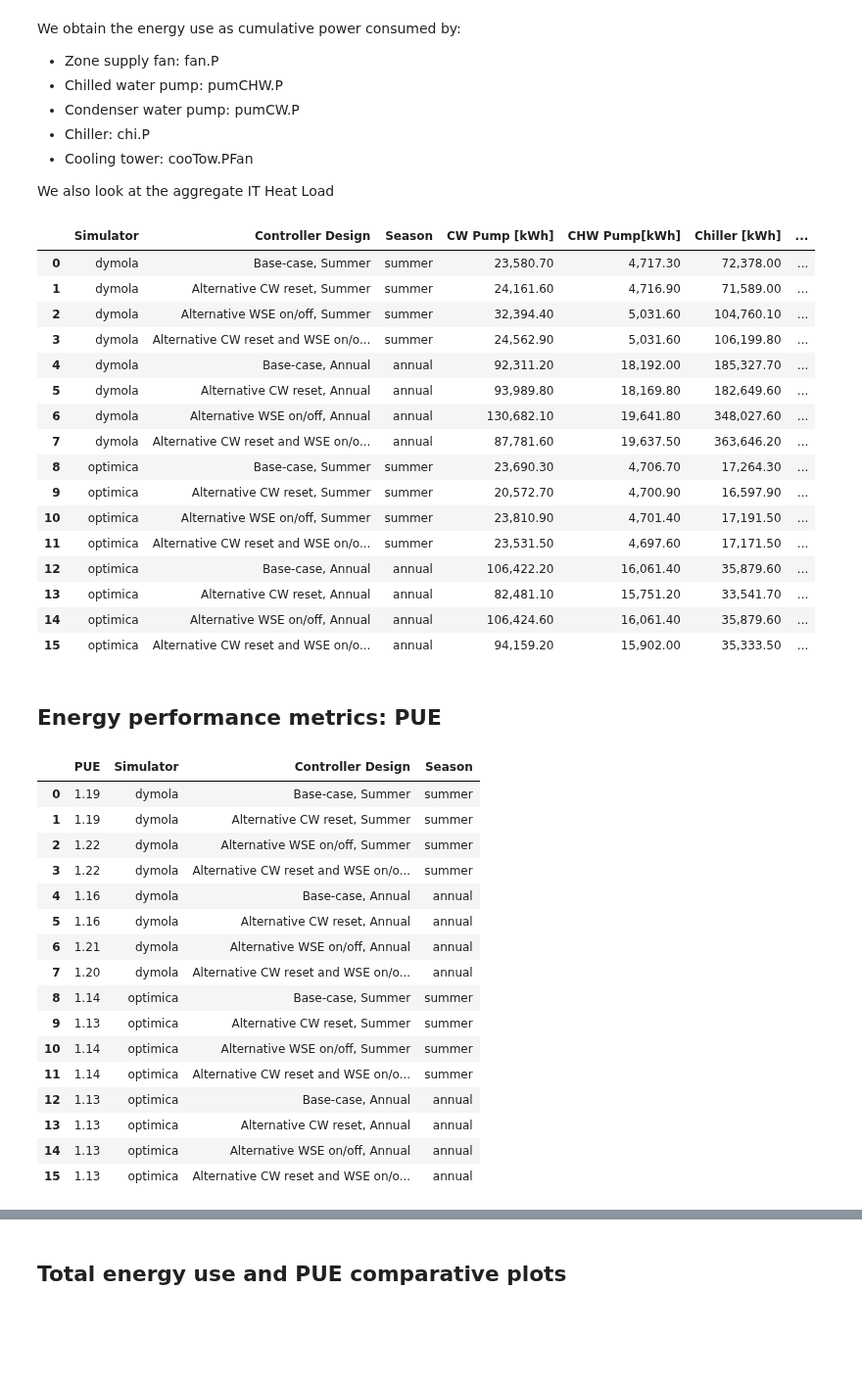
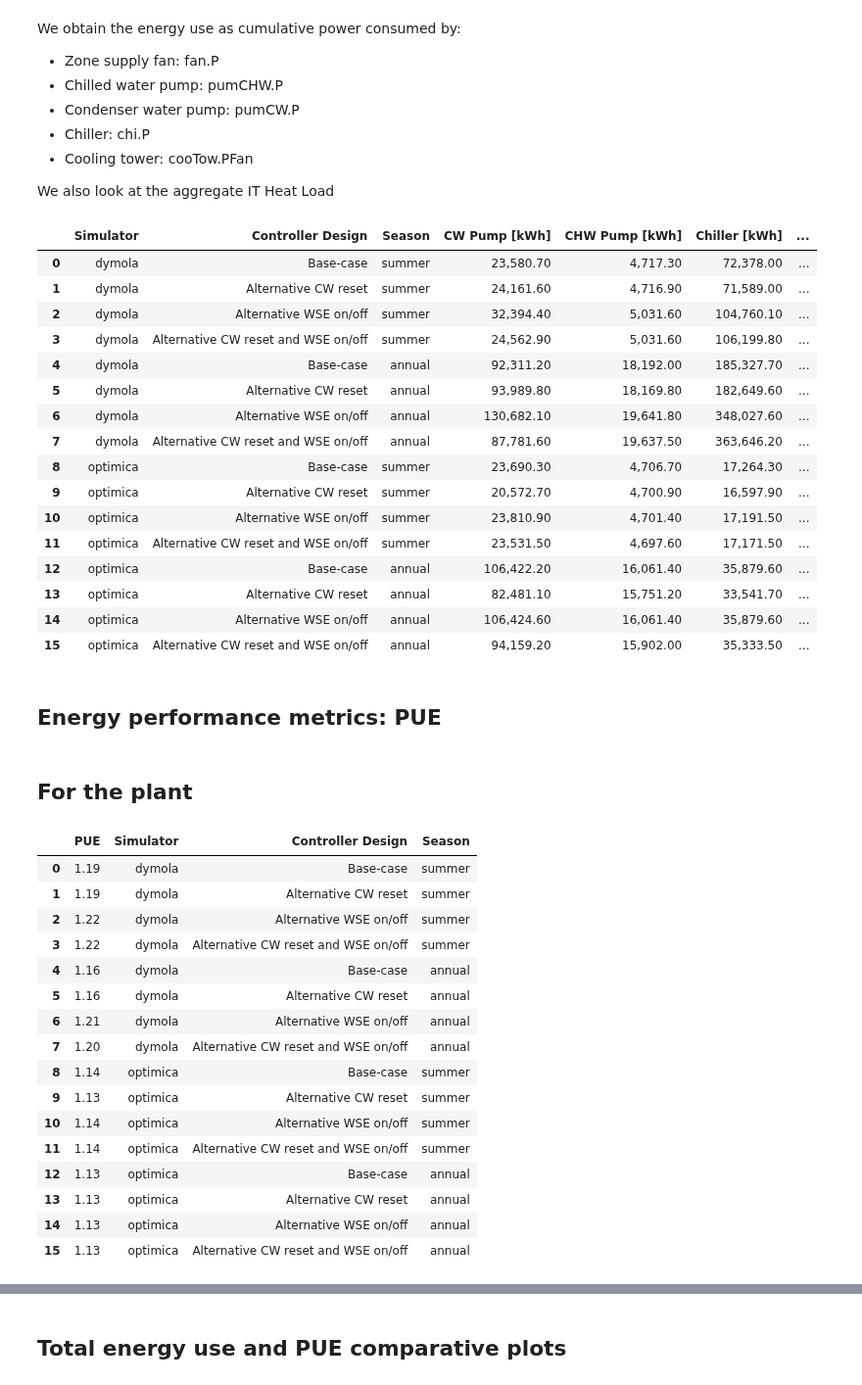
Before and after one commit to lbl-srg/obc, a Jupyter notebook: examples/case_study_2/post_process.ipynb, the cells around one changed output, grey strips where cells are left out. Shown at 98% size. Saved outputs shown, nothing was run; the diff lists cells and outputs as text; code cells hidden in the pictures; blank space fills up the shorter version.

```diff
--- a/examples/case_study_2/post_process.ipynb
+++ b/examples/case_study_2/post_process.ipynb
@@ -281,7 +281,7 @@ We also look at the aggregate IT Heat Load
 # %%
 vlmap = {
     "PConWatPumAgg.y" : "CW Pump [kWh]",
-    "PChiWatPumAgg.y" : "CHW Pump[kWh]",
+    "PChiWatPumAgg.y" : "CHW Pump [kWh]",
     "PChiAgg.y" : "Chiller [kWh]",
     "PCooTowAgg.y" : "Cooling Tower Fan [kWh]",
     "PSupFanAgg.y" : "Supply Fan [kWh]",
@@ -302,7 +302,7 @@ inx = 0
 for simulator in simulators:
     for case in cases.get_cases():
         PAgg_compiled.loc[inx, "Simulator"] = simulator
-        PAgg_compiled.loc[inx, "Controller Design"] = case['long_name']
+        PAgg_compiled.loc[inx, "Controller Design"] = case['long_name'][:-8]
         PAgg_compiled.loc[inx, "Season"] = case['season']
         for var in list(vlmap.keys()):
             # grab the last value in the cumulative result variables and convert to kWh from Ws
@@ -314,58 +314,60 @@ PAgg_compiled["Total Energy Use [kWh]"] = PAgg_compiled.loc[:,vlmap['PConWatPumA
 # %%
 PAgg_compiled
 # %% [output]
-|  | Simulator | Controller Design | Season | CW Pump [kWh] | CHW Pump[kWh] | Chiller [kWh] | ... |
-| 0 | dymola | Base-case, Summer | summer | 23,580.70 | 4,717.30 | 72,378.00 | ... |
-| 1 | dymola | Alternative CW reset, Summer | summer | 24,161.60 | 4,716.90 | 71,589.00 | ... |
-| 2 | dymola | Alternative WSE on/off, Summer | summer | 32,394.40 | 5,031.60 | 104,760.10 | ... |
-| 3 | dymola | Alternative CW reset and WSE on/o... | summer | 24,562.90 | 5,031.60 | 106,199.80 | ... |
-| 4 | dymola | Base-case, Annual | annual | 92,311.20 | 18,192.00 | 185,327.70 | ... |
-| 5 | dymola | Alternative CW reset, Annual | annual | 93,989.80 | 18,169.80 | 182,649.60 | ... |
-| 6 | dymola | Alternative WSE on/off, Annual | annual | 130,682.10 | 19,641.80 | 348,027.60 | ... |
-| 7 | dymola | Alternative CW reset and WSE on/o... | annual | 87,781.60 | 19,637.50 | 363,646.20 | ... |
-| 8 | optimica | Base-case, Summer | summer | 23,690.30 | 4,706.70 | 17,264.30 | ... |
-| 9 | optimica | Alternative CW reset, Summer | summer | 20,572.70 | 4,700.90 | 16,597.90 | ... |
-| 10 | optimica | Alternative WSE on/off, Summer | summer | 23,810.90 | 4,701.40 | 17,191.50 | ... |
-| 11 | optimica | Alternative CW reset and WSE on/o... | summer | 23,531.50 | 4,697.60 | 17,171.50 | ... |
-| 12 | optimica | Base-case, Annual | annual | 106,422.20 | 16,061.40 | 35,879.60 | ... |
-| 13 | optimica | Alternative CW reset, Annual | annual | 82,481.10 | 15,751.20 | 33,541.70 | ... |
-| 14 | optimica | Alternative WSE on/off, Annual | annual | 106,424.60 | 16,061.40 | 35,879.60 | ... |
-| 15 | optimica | Alternative CW reset and WSE on/o... | annual | 94,159.20 | 15,902.00 | 35,333.50 | ... |
+|  | Simulator | Controller Design | Season | CW Pump [kWh] | CHW Pump [kWh] | Chiller [kWh] | ... |
+| 0 | dymola | Base-case | summer | 23,580.70 | 4,717.30 | 72,378.00 | ... |
+| 1 | dymola | Alternative CW reset | summer | 24,161.60 | 4,716.90 | 71,589.00 | ... |
+| 2 | dymola | Alternative WSE on/off | summer | 32,394.40 | 5,031.60 | 104,760.10 | ... |
+| 3 | dymola | Alternative CW reset and WSE on/off | summer | 24,562.90 | 5,031.60 | 106,199.80 | ... |
+| 4 | dymola | Base-case | annual | 92,311.20 | 18,192.00 | 185,327.70 | ... |
+| 5 | dymola | Alternative CW reset | annual | 93,989.80 | 18,169.80 | 182,649.60 | ... |
+| 6 | dymola | Alternative WSE on/off | annual | 130,682.10 | 19,641.80 | 348,027.60 | ... |
+| 7 | dymola | Alternative CW reset and WSE on/off | annual | 87,781.60 | 19,637.50 | 363,646.20 | ... |
+| 8 | optimica | Base-case | summer | 23,690.30 | 4,706.70 | 17,264.30 | ... |
+| 9 | optimica | Alternative CW reset | summer | 20,572.70 | 4,700.90 | 16,597.90 | ... |
+| 10 | optimica | Alternative WSE on/off | summer | 23,810.90 | 4,701.40 | 17,191.50 | ... |
+| 11 | optimica | Alternative CW reset and WSE on/off | summer | 23,531.50 | 4,697.60 | 17,171.50 | ... |
+| 12 | optimica | Base-case | annual | 106,422.20 | 16,061.40 | 35,879.60 | ... |
+| 13 | optimica | Alternative CW reset | annual | 82,481.10 | 15,751.20 | 33,541.70 | ... |
+| 14 | optimica | Alternative WSE on/off | annual | 106,424.60 | 16,061.40 | 35,879.60 | ... |
+| 15 | optimica | Alternative CW reset and WSE on/off | annual | 94,159.20 | 15,902.00 | 35,333.50 | ... |
 # %% [markdown]
 ## Energy performance metrics: PUE
+# %% [markdown]
+## For the plant
 # %%
 pue_df = PAgg_compiled.loc[:, ["Total Energy Use [kWh]", vlmap["QRooIntGaiAgg.y"]]].copy()
 pue_only =pd.DataFrame()
 
 pue_df["PUE"] = pue_df.sum(axis = 1.).divide(pue_df[vlmap["QRooIntGaiAgg.y"]])
 
 pue_only["PUE"] = pue_df.sum(axis = 1.).divide(pue_df[vlmap["QRooIntGaiAgg.y"]])
 
 pue_df["Simulator"] = PAgg_compiled["Simulator"].copy()
 pue_df["Controller Design"] = PAgg_compiled["Controller Design"].copy()
 
 pue_only["Simulator"] = PAgg_compiled["Simulator"].copy()
-pue_only["Controller Design"] = PAgg_compiled["Controller Design"].copy()
+pue_only["Controller Design"] = PAgg_compiled["Controller Design"]
 # pue_df
 # pue_only =
 # pue_df.loc[:, "PUE", "Simulator", "Controller Design"]
-pue_only["Season"] = PAgg_compiled["Season"]
+pue_only["Season"] = PAgg_compiled["Season"].copy()
 pue_only
 # %% [output]
 |  | PUE | Simulator | Controller Design | Season |
-| 0 | 1.19 | dymola | Base-case, Summer | summer |
-| 1 | 1.19 | dymola | Alternative CW reset, Summer | summer |
-| 2 | 1.22 | dymola | Alternative WSE on/off, Summer | summer |
-| 3 | 1.22 | dymola | Alternative CW reset and WSE on/o... | summer |
-| 4 | 1.16 | dymola | Base-case, Annual | annual |
-| 5 | 1.16 | dymola | Alternative CW reset, Annual | annual |
-| 6 | 1.21 | dymola | Alternative WSE on/off, Annual | annual |
-| 7 | 1.20 | dymola | Alternative CW reset and WSE on/o... | annual |
-| 8 | 1.14 | optimica | Base-case, Summer | summer |
-| 9 | 1.13 | optimica | Alternative CW reset, Summer | summer |
-| 10 | 1.14 | optimica | Alternative WSE on/off, Summer | summer |
-| 11 | 1.14 | optimica | Alternative CW reset and WSE on/o... | summer |
-| 12 | 1.13 | optimica | Base-case, Annual | annual |
-| 13 | 1.13 | optimica | Alternative CW reset, Annual | annual |
-| 14 | 1.13 | optimica | Alternative WSE on/off, Annual | annual |
-| 15 | 1.13 | optimica | Alternative CW reset and WSE on/o... | annual |
+| 0 | 1.19 | dymola | Base-case | summer |
+| 1 | 1.19 | dymola | Alternative CW reset | summer |
+| 2 | 1.22 | dymola | Alternative WSE on/off | summer |
+| 3 | 1.22 | dymola | Alternative CW reset and WSE on/off | summer |
+| 4 | 1.16 | dymola | Base-case | annual |
+| 5 | 1.16 | dymola | Alternative CW reset | annual |
+| 6 | 1.21 | dymola | Alternative WSE on/off | annual |
+| 7 | 1.20 | dymola | Alternative CW reset and WSE on/off | annual |
+| 8 | 1.14 | optimica | Base-case | summer |
+| 9 | 1.13 | optimica | Alternative CW reset | summer |
+| 10 | 1.14 | optimica | Alternative WSE on/off | summer |
+| 11 | 1.14 | optimica | Alternative CW reset and WSE on/off | summer |
+| 12 | 1.13 | optimica | Base-case | annual |
+| 13 | 1.13 | optimica | Alternative CW reset | annual |
+| 14 | 1.13 | optimica | Alternative WSE on/off | annual |
+| 15 | 1.13 | optimica | Alternative CW reset and WSE on/off | annual |
```
Also changed, not shown: parts of 10 cells of this notebook.
